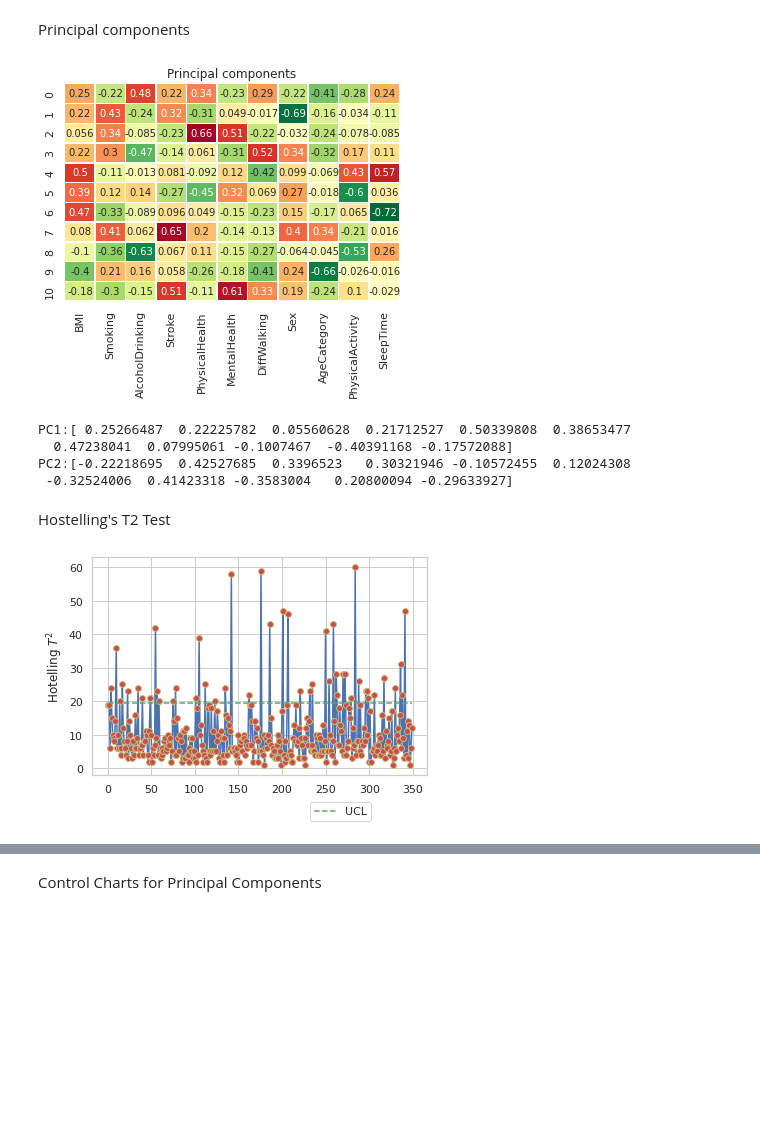
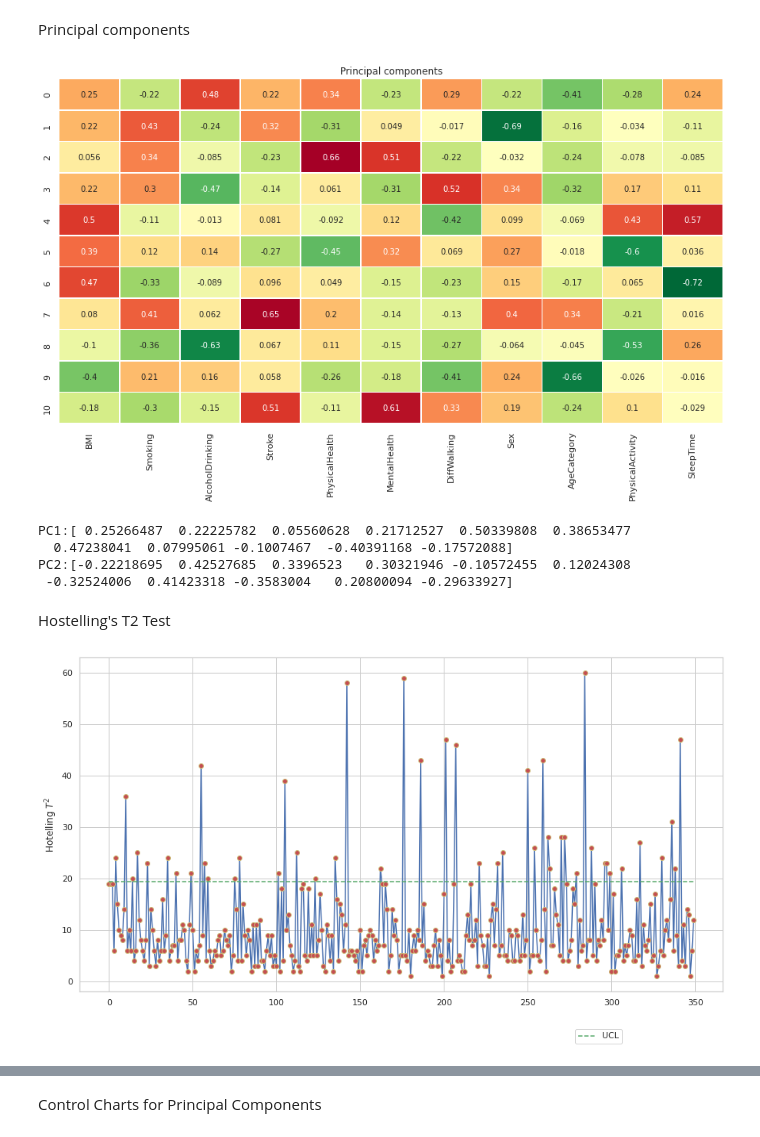
Before and after one commit to jpmaldonadoc/Project-6220, a Jupyter notebook: 6220_Project.ipynb, the cells around one changed output, grey strips where cells are left out. Drawn from its saved outputs; the diff is of its cells as text; code cells hidden in the pictures; blank space fills up the shorter version.

```diff
--- a/6220_Project.ipynb
+++ b/6220_Project.ipynb
@@ -457,15 +459,16 @@ Principal components
 # %%
 comps = pd.DataFrame(A, columns = variables)
 sns.heatmap(comps,cmap='RdYlGn_r', linewidths=0.5, annot=True,
             cbar=False, square=False)
+plt.gcf().set_size_inches(15, 8)
 plt.xticks(rotation=90)
 plt.title('Principal components')
 plt.show()
 
 print(f'PC1:{A1}')
 print(f'PC2:{A2}')
 # %% [output]
-[figure, old version]
+[figure, new version]
 PC1:[ 0.25266487  0.22225782  0.05560628  0.21712527  0.50339808  0.38653477
   0.47238041  0.07995061 -0.1007467  -0.40391168 -0.17572088]
 PC2:[-0.22218695  0.42527685  0.3396523   0.30321946 -0.10572455  0.12024308
@@ -484,12 +487,13 @@ for i in range(Z.shape[0]):
   Tsquare[i] = np.matmul(np.matmul(np.transpose(Z[i]),np.diag(1/Lambda) ) , Z[i])
 
 fig, ax = plt.subplots()
+plt.gcf().set_size_inches(15, 8)
 ax.plot(Tsquare,'-b', marker='o', mec='y',mfc='r' )
 ax.plot([UCL for i in range(len(Z1))], "--g", label="UCL")
 plt.ylabel('Hotelling $T^2$')
 legend = ax.legend(shadow=False, ncol=4, bbox_to_anchor=(0.85, -0.1))
 # %% [output]
-[figure, old version]
+[figure, new version]
 # %%
 print(np.argwhere(Tsquare>UCL))
 # %% [output]
```
Also changed, not shown: parts of 10 cells of this notebook.
